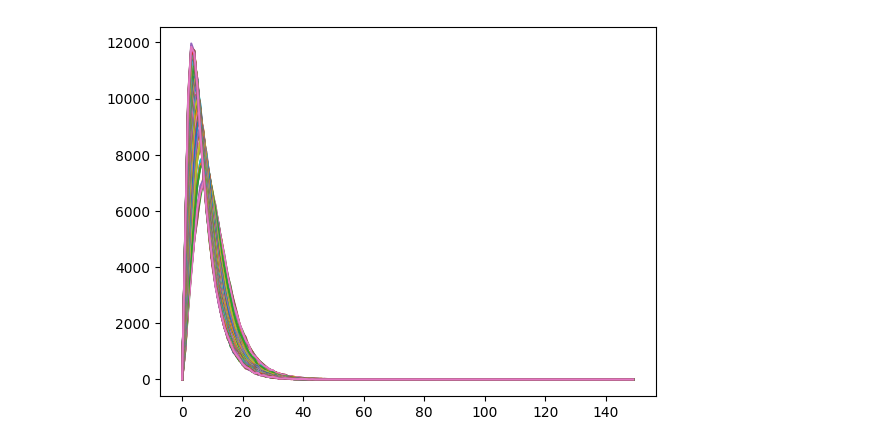
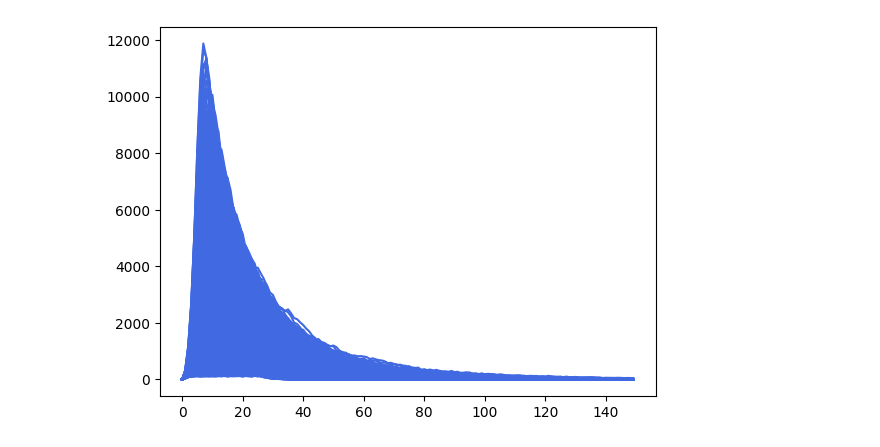
Before and after one commit to Mpkosh/hybrid_surrogate, a Jupyter notebook: notebooks/seir_network_dataset_generation.ipynb, the cells around one changed output. Cells and saved outputs as stored; diff of their text form; code cells hidden in the pictures.

```diff
--- a/notebooks/seir_network_dataset_generation.ipynb
+++ b/notebooks/seir_network_dataset_generation.ipynb
@@ -20,12 +20,14 @@ columns = ['beta', 'gamma', 'delta', 'init_inf_frac', 'init_rec_frac']+ \
 dataset = pd.DataFrame(columns=columns)
 # %%
 network_model = SEIRNetworkModel(10**5)
-delta = 0.1
-init_inf_frac = 0.005
-gamma = 0.1
 
-init_rec_frac_arr = np.arange(0, 0.3, 0.05)
-beta_arr = np.arange(0.1, 1.5, 0.05)
+beta = 0.2 # transmission rate
+gamma = 0.3 # latent period rate
+delta = 0.2 # recovery rate
+init_inf_frac = 1e-4 # fraction of initially infected
+
+init_rec_frac_arr = np.arange(0, 0.3, 0.01)
+beta_arr = np.arange(0.1, 0.35, 0.01)
 for beta in tqdm.tqdm(beta_arr):
     for init_rec_frac in init_rec_frac_arr:
         res = network_model.simulate(beta=beta, gamma=gamma,
@@ -36,5 +56,5 @@ for beta in tqdm.tqdm(beta_arr):
 # %%
-for i in range(157):
-    plt.plot(dataset.values[i][5:])
+for i in range(len(dataset)):
+    plt.plot(dataset.values[i][5:], color='RoyalBlue')
 # %% [output]
-[figure, old version]
+[figure, new version]
```
Also changed, not shown: parts of 3 cells of this notebook, 6 other files.
